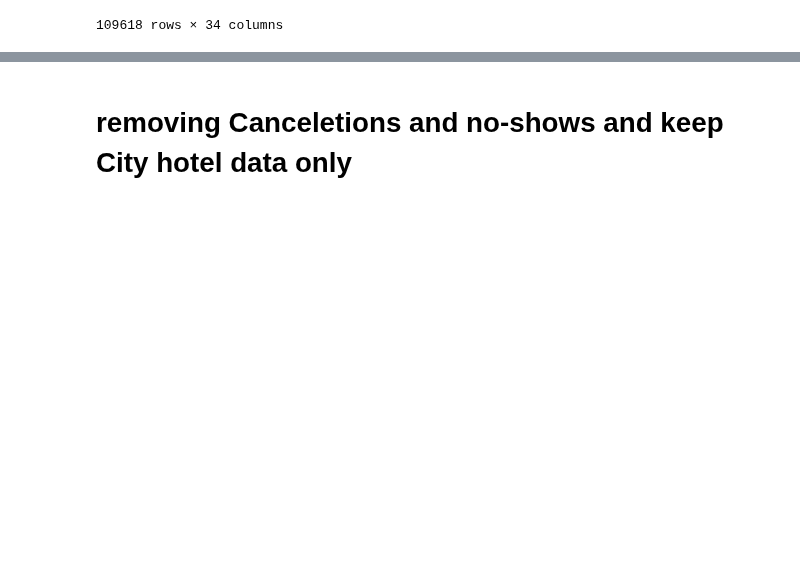
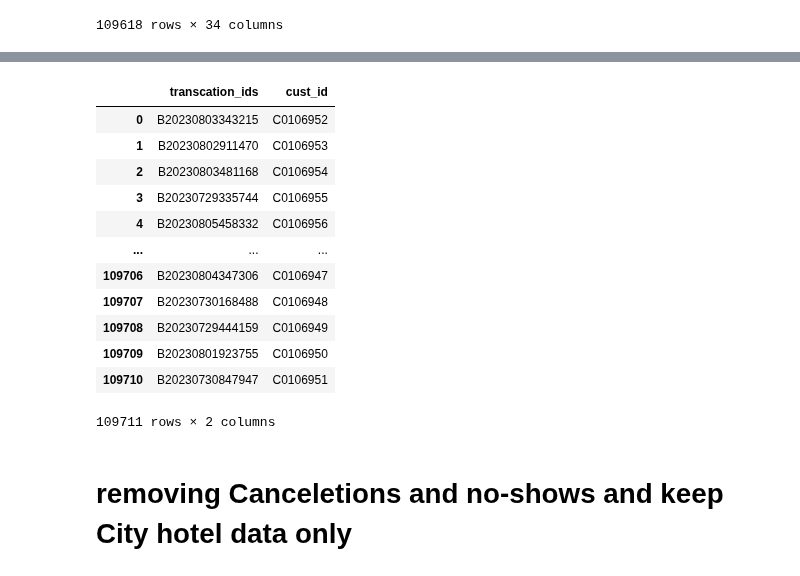
Before and after one commit to aksh301091/fdc_akshaya_git, a Jupyter notebook: TTH_REV_OPT_Prj/data_prep_without_holiday.ipynb, the cells around one changed output, grey strips where cells are left out. Cells and saved outputs as stored; diff of their text form; code cells hidden in the pictures; blank space fills up the shorter version.

```diff
--- a/TTH_REV_OPT_Prj/data_prep_without_holiday.ipynb
+++ b/TTH_REV_OPT_Prj/data_prep_without_holiday.ipynb
@@ -92,3 +65,32 @@ pd.read_csv("bookings_transformed_latest.csv", usecols=['arrival_date_transforme
+# %%
+sample = pd.read_csv("bookings_transformed_latest.csv", usecols=['arrival_date_transformed',
+       'reservation_status_date_transformed', 'hotel', 'is_canceled',
+       'lead_time', 'arrival_date_year', 'month', 'arrival_date_week_number',
+       'arrival_date_day_of_month', 'expected_arrival_date',
+       'reservation_status', 'reservation_status_date', 'total_stay_nights',
+       'tally_days', 'stays_in_weekend_nights', 'stays_in_week_nights',
+       'adults', 'children', 'babies', 'total_guests', 'avg_rooms_per_night',
+       'total_room_nights', 'meal', 'country', 'market_segment',
+       'distribution_channel', 'previous_cancellations',
+       'previous_bookings_not_canceled', 'reserved_room_type',
+       'assigned_room_type', 'deposit_type', 'days_in_waiting_list',
+       'customer_type', 'adr', 'transcation_ids', 'cust_id', 'room_limit'])[['transcation_ids', 'cust_id']]
+# %%
+sample
+# %% [output]
+|  | transcation_ids | cust_id |
+| 0 | B20230803343215 | C0106952 |
+| 1 | B20230802911470 | C0106953 |
+| 2 | B20230803481168 | C0106954 |
+| 3 | B20230729335744 | C0106955 |
+| 4 | B20230805458332 | C0106956 |
+| ... | ... | ... |
+| 109706 | B20230804347306 | C0106947 |
+| 109707 | B20230730168488 | C0106948 |
+| 109708 | B20230729444159 | C0106949 |
+| 109709 | B20230801923755 | C0106950 |
+| 109710 | B20230730847947 | C0106951 |
+109711 rows × 2 columns
 # %% [markdown]
 # removing Canceletions and no-shows and keep City hotel data only
 # %%
```
Also changed, not shown: parts of 1 cell of this notebook.
